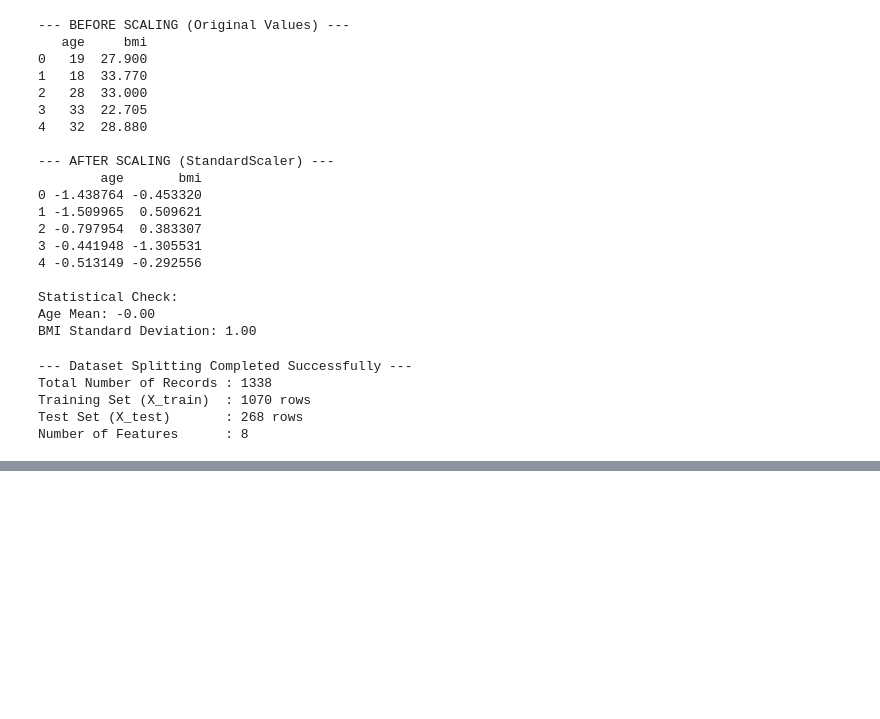
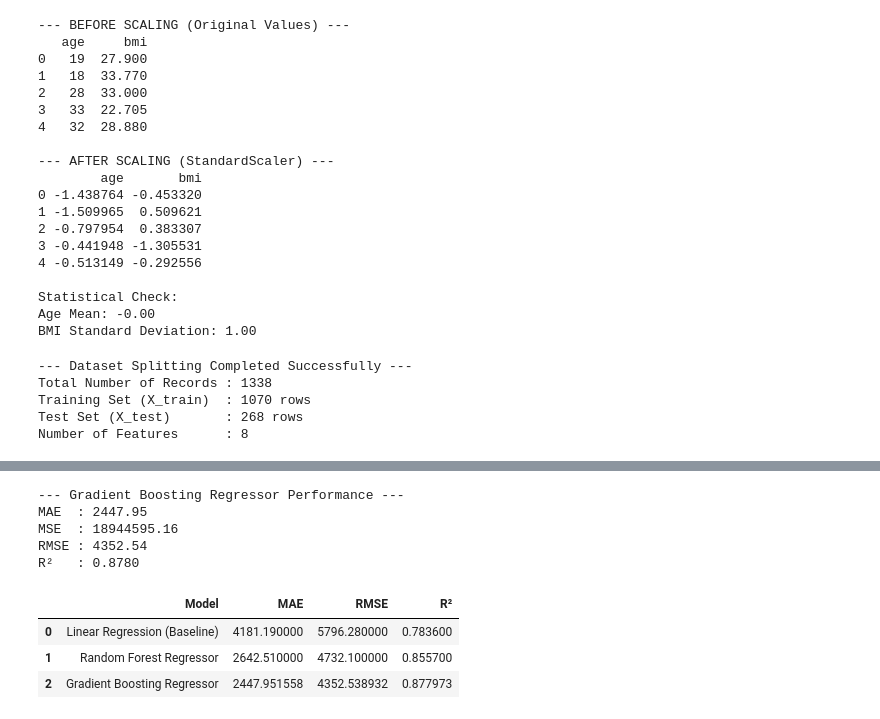
Before and after one commit to amineacar/Insurance-Cost-Estimate, a Jupyter notebook: notebooks/exploratory_analysis.ipynb, the cells around one changed output, grey strips where cells are left out. Cells and saved outputs as stored; diff of their text form; code cells hidden in the pictures; blank space fills up the shorter version.

```diff
--- a/notebooks/exploratory_analysis.ipynb
+++ b/notebooks/exploratory_analysis.ipynb
@@ -363,0 +469,51 @@ NameError: name 'X_train' is not defined
+# %%
+from sklearn.ensemble import GradientBoostingRegressor
+from sklearn.metrics import mean_absolute_error, mean_squared_error, r2_score
+import numpy as np
+import pandas as pd
+
+# 1. Create the model
+gb_model = GradientBoostingRegressor(random_state=42)
+
+# 2. Train the model
+gb_model.fit(X_train, y_train)
+
+# 3. Make predictions
+y_pred_gb = gb_model.predict(X_test)
+
+# 4. Calculate evaluation metrics
+gb_mae = mean_absolute_error(y_test, y_pred_gb)
+gb_mse = mean_squared_error(y_test, y_pred_gb)
+gb_rmse = np.sqrt(gb_mse)
+gb_r2 = r2_score(y_test, y_pred_gb)
+
+# 5. Create a comparison table
+comparison_df = pd.DataFrame({
+    'Model': [
+        'Linear Regression (Baseline)',
+        'Random Forest Regressor',
+        'Gradient Boosting Regressor'
+    ],
+    'MAE': [4181.19, 2642.51, gb_mae],
+    'RMSE': [5796.28, 4732.10, gb_rmse],
+    'R²': [0.7836, 0.8557, gb_r2]
+})
+
+print("--- Gradient Boosting Regressor Performance ---")
+print(f"MAE  : {gb_mae:.2f}")
+print(f"MSE  : {gb_mse:.2f}")
+print(f"RMSE : {gb_rmse:.2f}")
+print(f"R²   : {gb_r2:.4f}\n")
+
+# Display the table
+display(comparison_df)
+# %% [output]
+--- Gradient Boosting Regressor Performance ---
+MAE  : 2447.95
+MSE  : 18944595.16
+RMSE : 4352.54
+R²   : 0.8780
+|  | Model | MAE | RMSE | R² |
+| 0 | Linear Regression (Baseline) | 4181.190000 | 5796.280000 | 0.783600 |
+| 1 | Random Forest Regressor | 2642.510000 | 4732.100000 | 0.855700 |
+| 2 | Gradient Boosting Regressor | 2447.951558 | 4352.538932 | 0.877973 |
```
Also changed, not shown: parts of 7 cells of this notebook.
